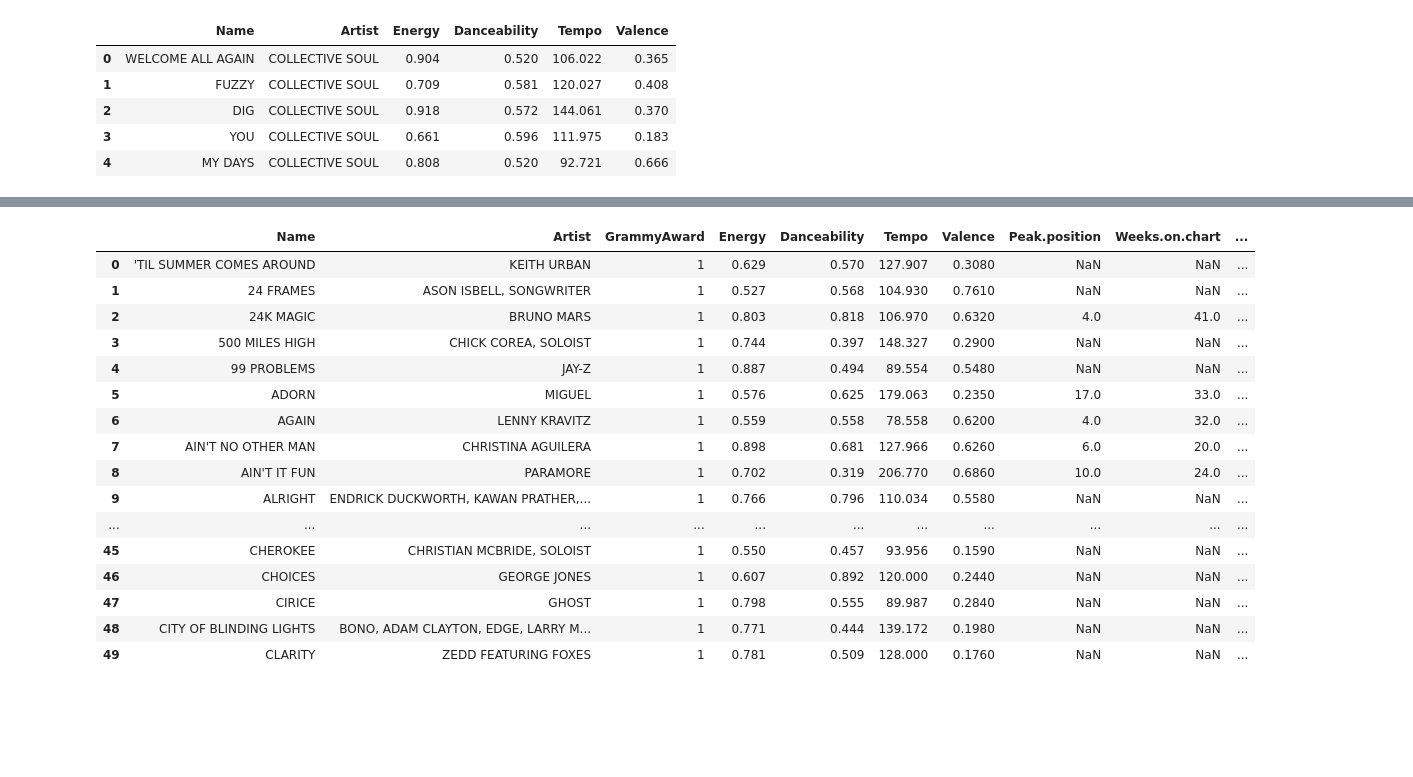
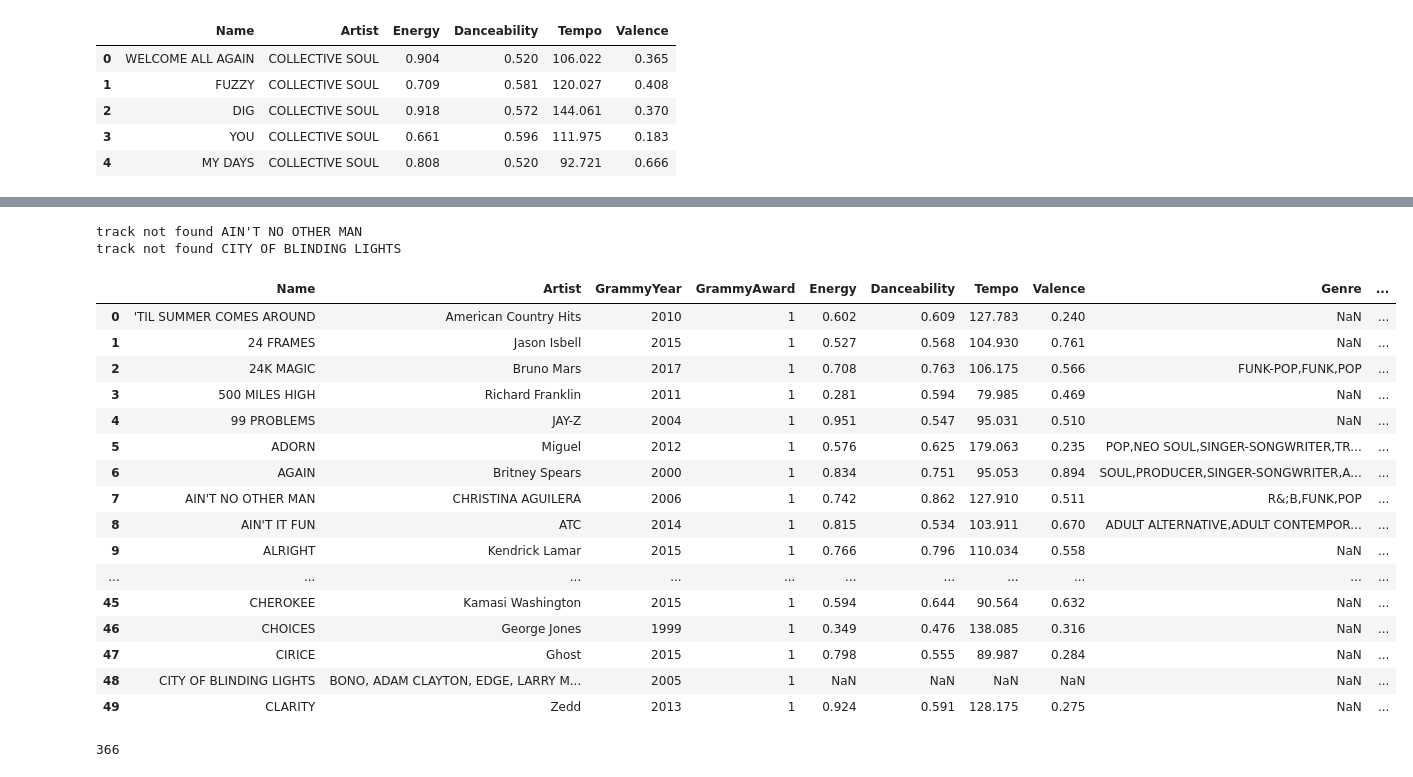
Before and after one commit to vpandiarajan20/2022-DataScience-Final, a Jupyter notebook: neil_edits.ipynb, the cells around one changed output, grey strips where cells are left out. Saved outputs shown, nothing was run; the diff lists cells and outputs as text; code cells hidden in the pictures; blank space fills up the shorter version.

```diff
--- a/neil_edits.ipynb
+++ b/neil_edits.ipynb
@@ -20,0 +14,4 @@ grammyAwards.head()
+# %%
+import difflib
+grammyAwards['Artist'] = grammyAwards['Artist'].map(lambda x: difflib.get_close_matches(x, billboardHot100.index))
+billboardHot100.join(grammyAwards)
@@ -21,15 +32,18 @@ grammyAwards.head()
 # %%
 billboardHot100 = pd.read_csv('data/billboardHot100_1999-2019.csv')
-billboardHot100 = billboardHot100[['Artists', 'Name', 'Genre', 'Peak.position', 'Weeks.on.chart','Weekly.rank']]
+billboardHot100 = billboardHot100[['Artists', 'Name', 'Genre', 'Peak.position', 'Weeks.on.chart','Weekly.rank','Date']]
 billboardHot100['Weeks.on.chart'] = billboardHot100['Weeks.on.chart'].fillna(1)
 billboardHot100['Peak.position'] = billboardHot100['Peak.position'].fillna(100)
 billboardHot100['Weekly.rank'] = billboardHot100['Weekly.rank'].fillna(100)
 billboardHot100['Genre'] = billboardHot100['Genre'].fillna('None')
+billboardHot100['Date'] = billboardHot100['Date'].fillna('1999')
 # billboardHot100.groupby(by=['Artist', 'Name']).min('Peak.position').max('Weeks.on.chart')
-billboardHot100 = billboardHot100.groupby(['Artists', 'Name','Genre']).agg({'Peak.position':'min', 'Weeks.on.chart':'max', 'Weekly.rank':'mean'})[['Peak.position','Weeks.on.chart','Weekly.rank']].reset_index()
+billboardHot100 = billboardHot100.groupby(['Artists', 'Name','Genre']).agg({'Peak.position':'min', 'Weeks.on.chart':'max', 'Weekly.rank':'mean', 'Date':'max'})[['Peak.position','Weeks.on.chart','Weekly.rank', 'Date']].reset_index()
 billboardHot100.rename(columns = {'Weekly.rank':'Avg.rank'}, inplace = True)
 billboardHot100.rename(
     columns={"Artists":"Artist"}, inplace=True)
+billboardHot100['Date'] = pd.to_datetime(billboardHot100['Date'])
+billboardHot100['Date'] = billboardHot100['Date'].apply(lambda x : x.year)
 billboardHot100 = billboardHot100.applymap(lambda s: s.upper() if type(s) == str else s)
 billboardHot100.head(5)
 # %% [output]
@@ -159,10 +204,14 @@ artistName = 'JAY-Z'
 trackName = '99 PROBLEMS'
 
 # q = String.init(format:"artist:%@ track:%@",artistName,trackName)
-song = sp.search(q=f"track:{trackName}", type="track", limit=10)
+song = sp.search(q=f"track:{trackName} year:2004", type="track", limit=1)
+print(song['tracks']['items'][0]['artists'][0]['uri'])
 # print(song)
 track_id = song['tracks']['items'][0]['uri']
-print(track_id)
-song_info = sp.audio_features(track_id)
-song_info[0].get('danceability')
+# print(track_id)
+# song_info = sp.audio_analysis(track_id)
+# print(song_info)
+# track = sp.get_track(track_id)
+# print(track)
+# song_info[0].get('danceability')
 # %% [output]
@@ -181,37 +228,48 @@ combined_df.head()
 # %%
-for index, row in combined_df.head(100).iterrows():
+for index, row in combined_df.head(50).iterrows():
     artistName = row['Artist']
     trackName = row['Name']
+    year = row['GrammyYear']
 #     print(artistName,trackName)
-    song = sp.search(q=f"track:{trackName}", type="track", limit=10)
-    track_id = song['tracks']['items'][0]['uri']
-    song_info = sp.audio_features(track_id)
-#     print(song)
-#     print(song['tracks']['items'][0]['uri'])
     try:
+        song = sp.search(q=f"track:{trackName}, year:{year}", type="track", limit=10)
+        artist = song['tracks']['items'][0]['artists'][0]['name']
+    #     print(artist)
+        combined_df.at[index, 'Artist'] = artist
+        track_id = song['tracks']['items'][0]['uri']
+        song_info = sp.audio_features(track_id)
+    #     print(song)
+    #     print(song['tracks']['items'][0]['uri'])
+
         combined_df.at[index, 'Energy'] = song_info[0].get('energy')
         combined_df.at[index, 'Danceability'] = song_info[0].get('danceability')
         combined_df.at[index, 'Tempo'] = song_info[0].get('tempo')
         combined_df.at[index, 'Valence'] = song_info[0].get('valence')
     except:
         print("track not found", trackName)
 
 combined_df.head(50)
 # %% [output]
+track not found AIN'T NO OTHER MAN
+track not found CITY OF BLINDING LIGHTS
-|  | Name | Artist | GrammyAward | Energy | Danceability | Tempo | Valence | Peak.position | Weeks.on.chart | ... |
-| 0 | 'TIL SUMMER COMES AROUND | KEITH URBAN | 1 | 0.629 | 0.570 | 127.907 | 0.3080 | NaN | NaN | ... |
-| 1 | 24 FRAMES | ASON ISBELL, SONGWRITER | 1 | 0.527 | 0.568 | 104.930 | 0.7610 | NaN | NaN | ... |
-| 2 | 24K MAGIC | BRUNO MARS | 1 | 0.803 | 0.818 | 106.970 | 0.6320 | 4.0 | 41.0 | ... |
-| 3 | 500 MILES HIGH | CHICK COREA, SOLOIST | 1 | 0.744 | 0.397 | 148.327 | 0.2900 | NaN | NaN | ... |
-| 4 | 99 PROBLEMS | JAY-Z | 1 | 0.887 | 0.494 | 89.554 | 0.5480 | NaN | NaN | ... |
-| 5 | ADORN | MIGUEL | 1 | 0.576 | 0.625 | 179.063 | 0.2350 | 17.0 | 33.0 | ... |
-| 6 | AGAIN | LENNY KRAVITZ | 1 | 0.559 | 0.558 | 78.558 | 0.6200 | 4.0 | 32.0 | ... |
-| 7 | AIN'T NO OTHER MAN | CHRISTINA AGUILERA | 1 | 0.898 | 0.681 | 127.966 | 0.6260 | 6.0 | 20.0 | ... |
-| 8 | AIN'T IT FUN | PARAMORE | 1 | 0.702 | 0.319 | 206.770 | 0.6860 | 10.0 | 24.0 | ... |
-| 9 | ALRIGHT | ENDRICK DUCKWORTH, KAWAN PRATHER,... | 1 | 0.766 | 0.796 | 110.034 | 0.5580 | NaN | NaN | ... |
+|  | Name | Artist | GrammyYear | GrammyAward | Energy | Danceability | Tempo | Valence | Genre | ... |
+| 0 | 'TIL SUMMER COMES AROUND | American Country Hits | 2010 | 1 | 0.602 | 0.609 | 127.783 | 0.240 | NaN | ... |
+| 1 | 24 FRAMES | Jason Isbell | 2015 | 1 | 0.527 | 0.568 | 104.930 | 0.761 | NaN | ... |
+| 2 | 24K MAGIC | Bruno Mars | 2017 | 1 | 0.708 | 0.763 | 106.175 | 0.566 | FUNK-POP,FUNK,POP | ... |
+| 3 | 500 MILES HIGH | Richard Franklin | 2011 | 1 | 0.281 | 0.594 | 79.985 | 0.469 | NaN | ... |
+| 4 | 99 PROBLEMS | JAY-Z | 2004 | 1 | 0.951 | 0.547 | 95.031 | 0.510 | NaN | ... |
+| 5 | ADORN | Miguel | 2012 | 1 | 0.576 | 0.625 | 179.063 | 0.235 | POP,NEO SOUL,SINGER-SONGWRITER,TR... | ... |
+| 6 | AGAIN | Britney Spears | 2000 | 1 | 0.834 | 0.751 | 95.053 | 0.894 | SOUL,PRODUCER,SINGER-SONGWRITER,A... | ... |
+| 7 | AIN'T NO OTHER MAN | CHRISTINA AGUILERA | 2006 | 1 | 0.742 | 0.862 | 127.910 | 0.511 | R&;B,FUNK,POP | ... |
+| 8 | AIN'T IT FUN | ATC | 2014 | 1 | 0.815 | 0.534 | 103.911 | 0.670 | ADULT ALTERNATIVE,ADULT CONTEMPOR... | ... |
+| 9 | ALRIGHT | Kendrick Lamar | 2015 | 1 | 0.766 | 0.796 | 110.034 | 0.558 | NaN | ... |
 | ... | ... | ... | ... | ... | ... | ... | ... | ... | ... | ... |
-| 45 | CHEROKEE | CHRISTIAN MCBRIDE, SOLOIST | 1 | 0.550 | 0.457 | 93.956 | 0.1590 | NaN | NaN | ... |
-| 46 | CHOICES | GEORGE JONES | 1 | 0.607 | 0.892 | 120.000 | 0.2440 | NaN | NaN | ... |
-| 47 | CIRICE | GHOST | 1 | 0.798 | 0.555 | 89.987 | 0.2840 | NaN | NaN | ... |
-| 48 | CITY OF BLINDING LIGHTS | BONO, ADAM CLAYTON, EDGE, LARRY M... | 1 | 0.771 | 0.444 | 139.172 | 0.1980 | NaN | NaN | ... |
-| 49 | CLARITY | ZEDD FEATURING FOXES | 1 | 0.781 | 0.509 | 128.000 | 0.1760 | NaN | NaN | ... |
+| 45 | CHEROKEE | Kamasi Washington | 2015 | 1 | 0.594 | 0.644 | 90.564 | 0.632 | NaN | ... |
+| 46 | CHOICES | George Jones | 1999 | 1 | 0.349 | 0.476 | 138.085 | 0.316 | NaN | ... |
+| 47 | CIRICE | Ghost | 2015 | 1 | 0.798 | 0.555 | 89.987 | 0.284 | NaN | ... |
+| 48 | CITY OF BLINDING LIGHTS | BONO, ADAM CLAYTON, EDGE, LARRY M... | 2005 | 1 | NaN | NaN | NaN | NaN | NaN | ... |
+| 49 | CLARITY | Zedd | 2013 | 1 | 0.924 | 0.591 | 128.175 | 0.275 | NaN | ... |
+# %%
+print(len(combined_df))
+# %% [output]
+366
```
Also changed, not shown: parts of 13 cells of this notebook, 6 other files.
